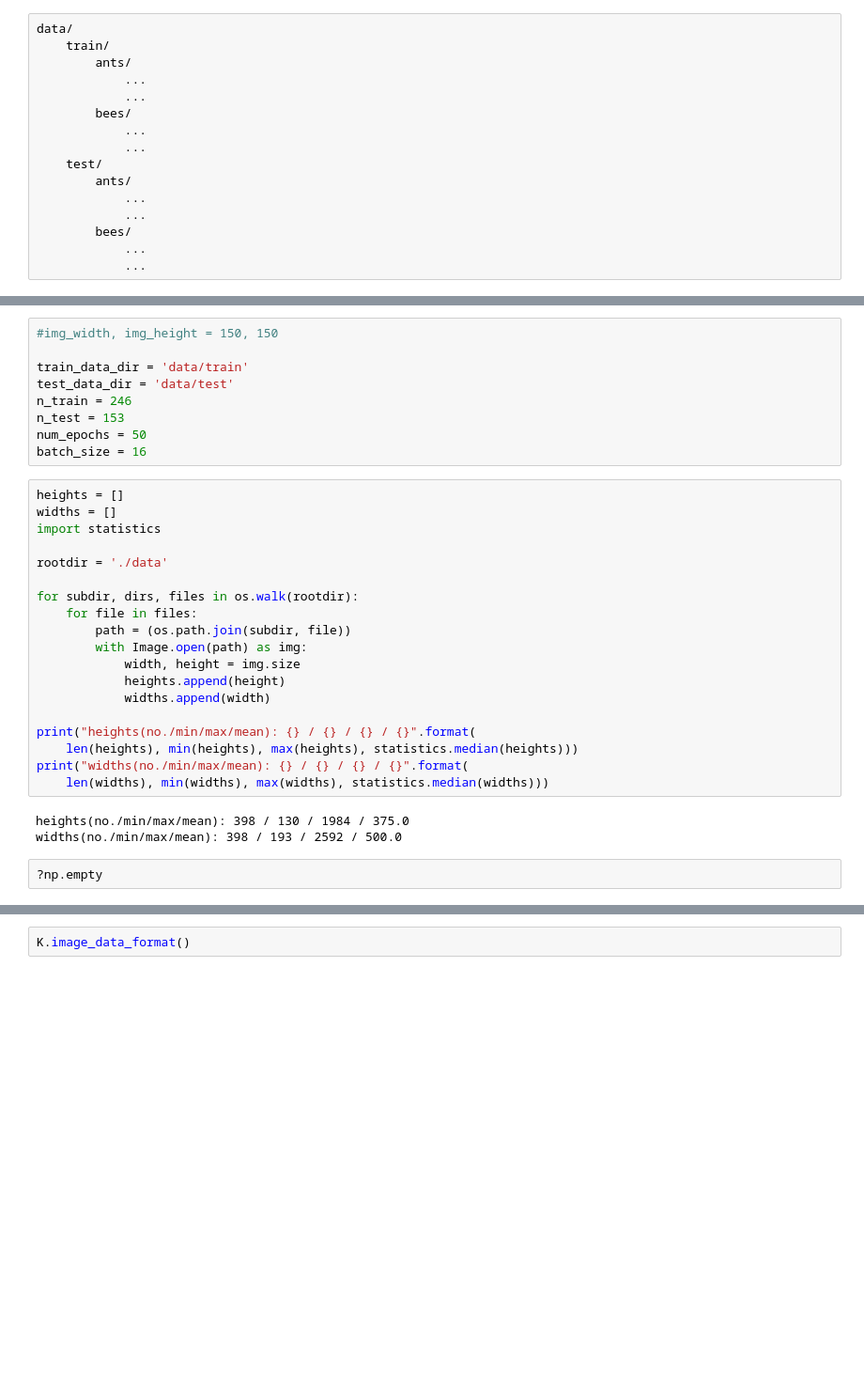
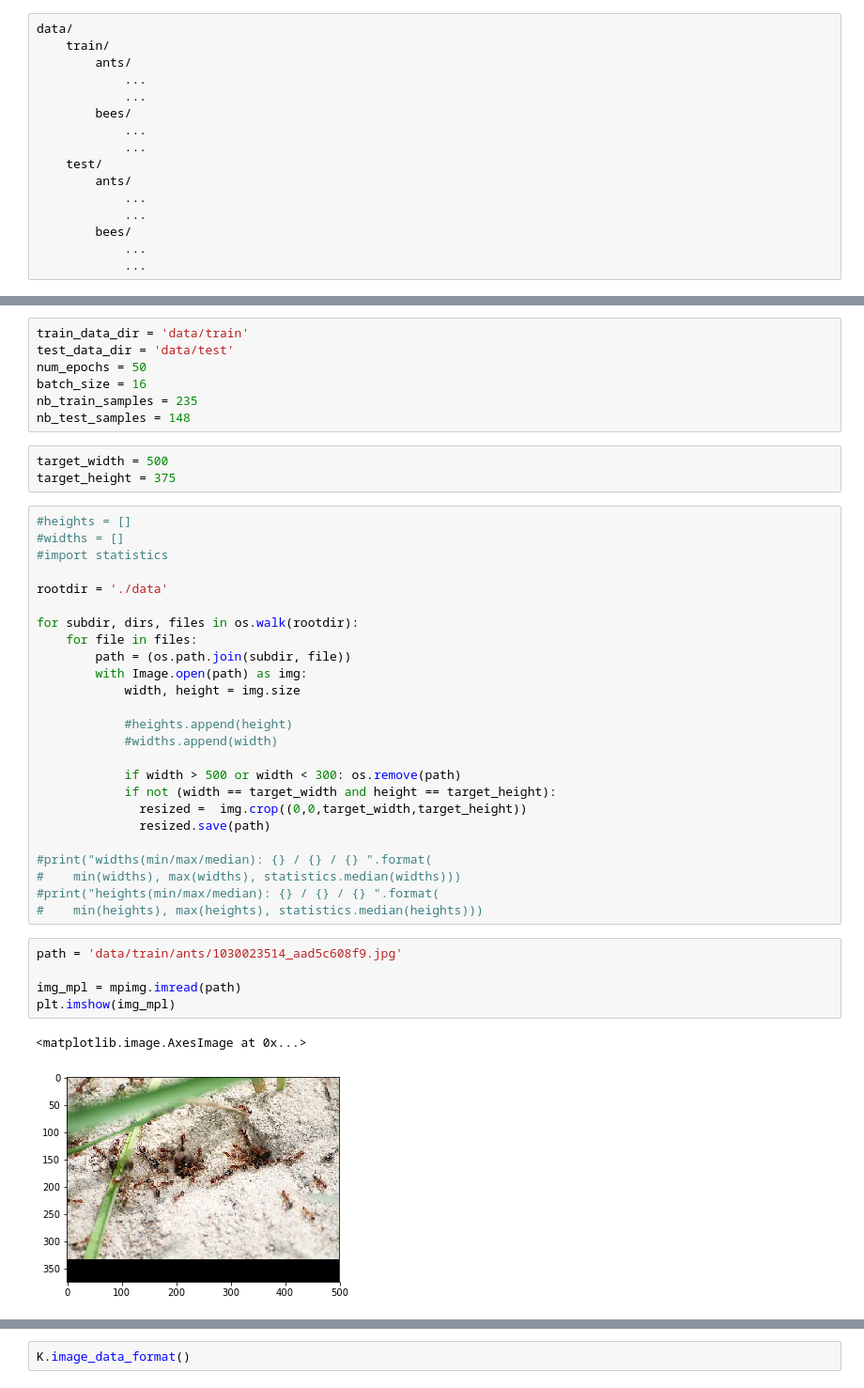
Before and after one commit to skeydan/deeplearning_course, a Jupyter notebook: cnn_keras.ipynb, the cells around one changed output, grey strips where cells are left out. Shown: that part at 94% size. Saved outputs shown, nothing was run; the diff lists cells and outputs as text; blank space fills up the shorter version.

```diff
--- a/cnn_keras.ipynb
+++ b/cnn_keras.ipynb
@@ -68,16 +50,17 @@ import os
 # %%
-#img_width, img_height = 150, 150
-
 train_data_dir = 'data/train'
 test_data_dir = 'data/test'
-n_train = 246
-n_test = 153
 num_epochs = 50
 batch_size = 16
+nb_train_samples = 235
+nb_test_samples = 148
+# %%
+target_width = 500
+target_height = 375
 # %%
-heights = []
-widths = []
-import statistics
+#heights = []
+#widths = []
+#import statistics
 
 rootdir = './data'
 
@@ -86,16 +69,25 @@ for subdir, dirs, files in os.walk(rootdir):
         path = (os.path.join(subdir, file))
         with Image.open(path) as img:
             width, height = img.size
-            heights.append(height)
-            widths.append(width)
 
-print("heights(no./min/max/mean): {} / {} / {} / {}".format(
-    len(heights), min(heights), max(heights), statistics.median(heights)))
-print("widths(no./min/max/mean): {} / {} / {} / {}".format(
-    len(widths), min(widths), max(widths), statistics.median(widths)))
+            #heights.append(height)
+            #widths.append(width)
+
+            if width > 500 or width < 300: os.remove(path)
+            if not (width == target_width and height == target_height):
+              resized =  img.crop((0,0,target_width,target_height))
+              resized.save(path)
+
+#print("widths(min/max/median): {} / {} / {} ".format(
+#    min(widths), max(widths), statistics.median(widths)))
+#print("heights(min/max/median): {} / {} / {} ".format(
+#    min(heights), max(heights), statistics.median(heights)))
-# %% [output]
-heights(no./min/max/mean): 398 / 130 / 1984 / 375.0
-widths(no./min/max/mean): 398 / 193 / 2592 / 500.0
-# %%
-?np.empty
+# %%
+path = 'data/train/ants/1030023514_aad5c608f9.jpg'
+
+img_mpl = mpimg.imread(path)
+plt.imshow(img_mpl)
+# %% [output]
+<matplotlib.image.AxesImage at 0x...>
+[figure, added]
 # %%
```
Also changed, not shown: parts of 19 cells of this notebook, 5 other files.
